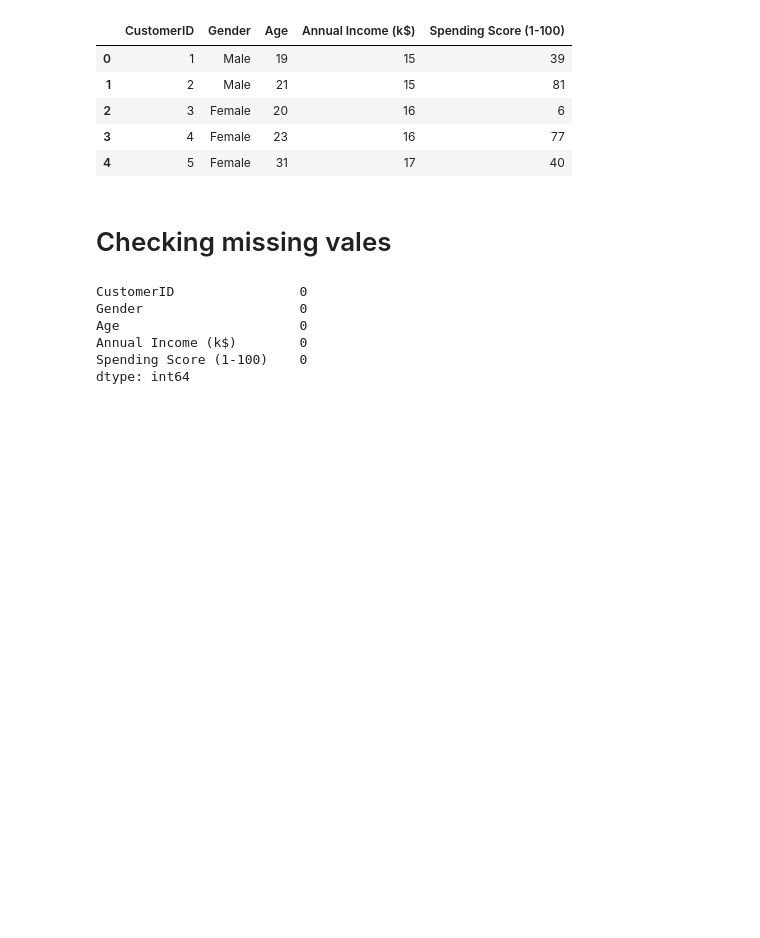
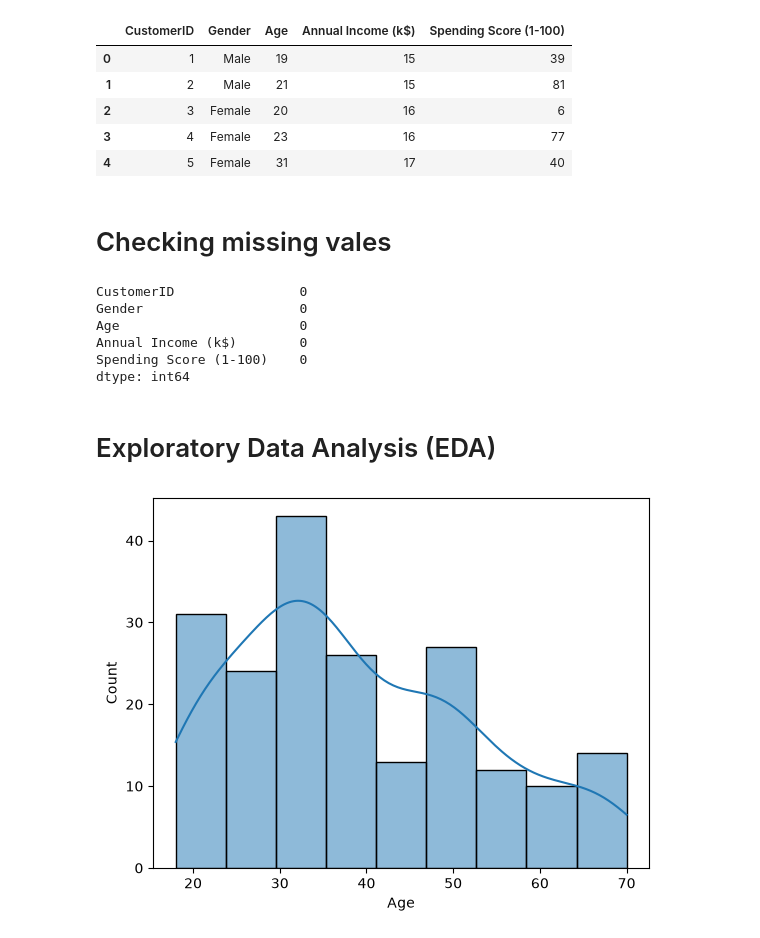
Before and after one commit to shy942/ML-exploration, a Jupyter notebook: notebooks/05_Clustering.ipynb, the cells around one changed output. Drawn from its saved outputs; the diff is of its cells as text; code cells hidden in the pictures; blank space fills up the shorter version.

```diff
--- a/notebooks/05_Clustering.ipynb
+++ b/notebooks/05_Clustering.ipynb
@@ -64,3 +64,11 @@ Age                       0
 Annual Income (k$)        0
 Spending Score (1-100)    0
 dtype: int64
+# %% [markdown]
+# Exploratory Data Analysis (EDA)
+# %%
+# Distribution of age
+sns.histplot(df['Age'], kde=True)
+plt.show()
+# %% [output]
+[figure, added]
```
Also changed, not shown: parts of 13 cells of this notebook.
